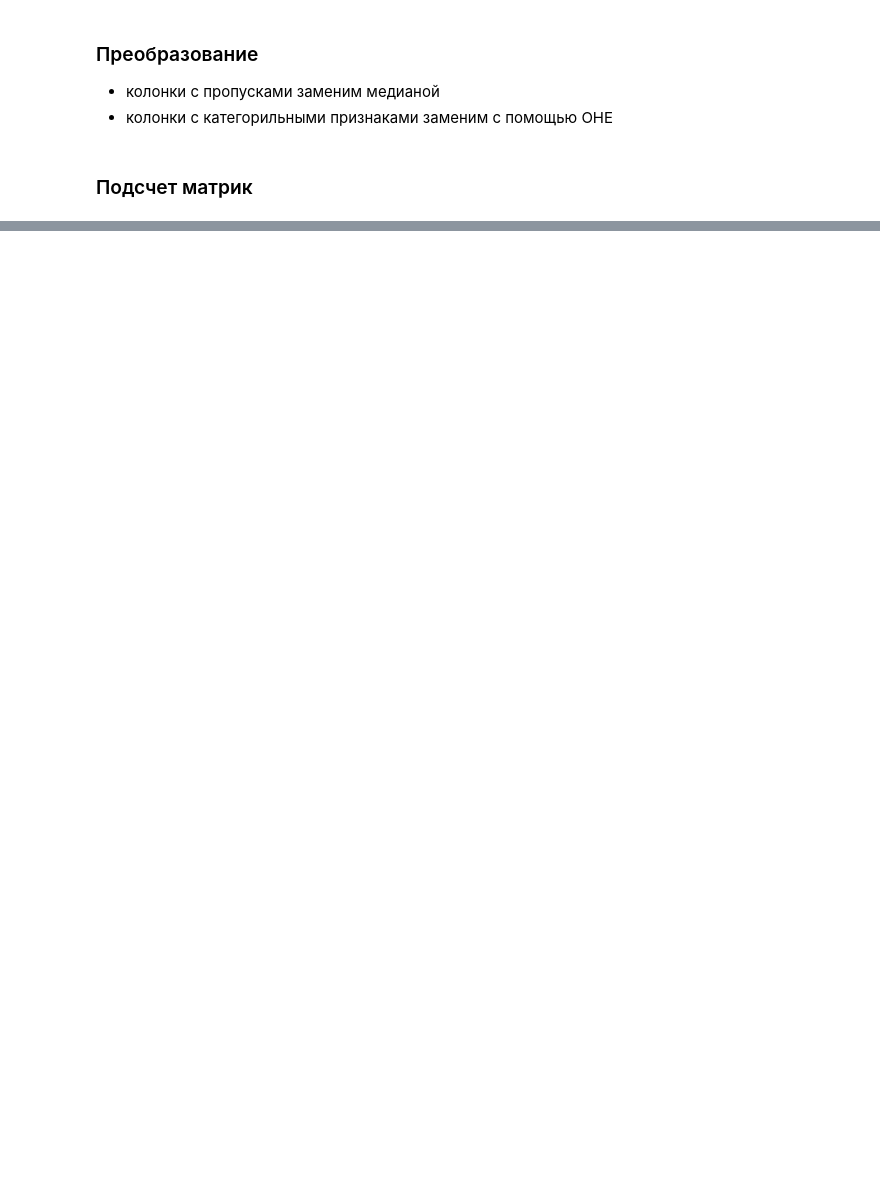
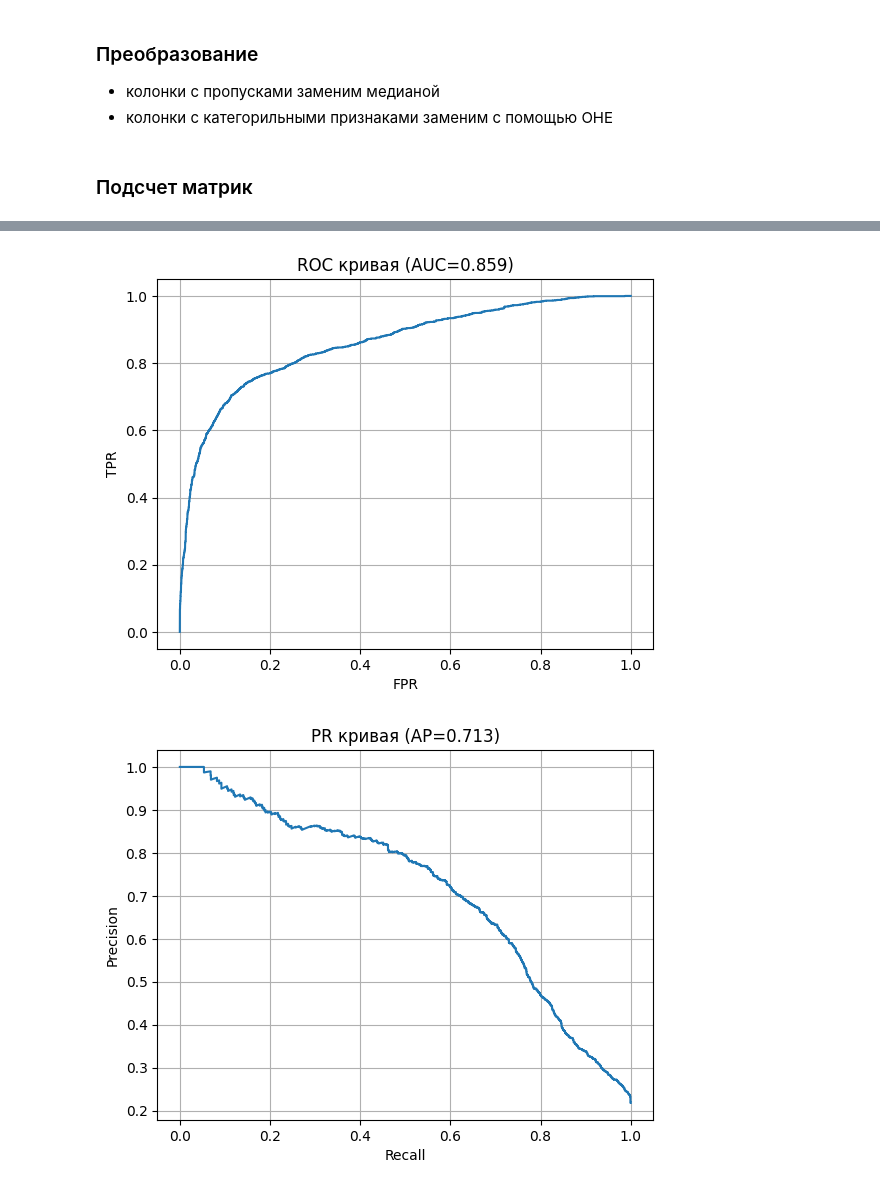
Before and after one commit to rodionpotapov/trening, a Jupyter notebook: prod/pet_project/notebook.ipynb, the cells around one changed output, grey strips where cells are left out. Saved outputs shown, nothing was run; the diff lists cells and outputs as text; code cells hidden in the pictures; blank space fills up the shorter version.

```diff
--- a/prod/pet_project/notebook.ipynb
+++ b/prod/pet_project/notebook.ipynb
@@ -170,19 +377,19 @@ num_cols = X_train.select_dtypes(include = ["float64", "int64"]).columns.to_list
 
 imputer = SimpleImputer(strategy = 'median')
 ohe = OneHotEncoder(handle_unknown = 'ignore')
+scaler = StandardScaler(with_mean = False)
 
-prepare = ColumnTransformer(
-    transformers = [
-        ('num_cols', imputer, num_cols),
-        ('cat_cols', ohe, object_cols)
-    ]
+num_pipe = Pipeline(
+    [('imputer', imputer), ('scaler', scaler)]
 )
+
+prepare = ColumnTransformer([('num', num_pipe, num_cols), ('cat', ohe, object_cols)])
 # %% [markdown]
 ### Подсчет матрик
 # %%
 cv = StratifiedKFold(n_splits = 5, shuffle = True, random_state = 1)
 
-model = LogisticRegression()
+model = LogisticRegression(max_iter = 200)
 
 pipe_base = Pipeline(
     steps = [
@@ -197,4 +404,9 @@ score = {
 }
 
 make_score = cross_validate(pipe_base, X_train, Y_train, cv = cv, scoring = score)
+
+print(
+    f'pr_auc: {make_score['test_pr_auc'].mean()}; \
+    roc_auc: {make_score['test_ROC-AUC'].mean()}'
+)
 # %% [output]
@@ -217,0 +419,30 @@ Please also refer to the documentation for alternative solver options:
+# %%
+pipe_base.fit(X_train, Y_train)
+
+# вероятности на test
+p_test = pipe_base.predict_proba(X_test)[:, 1]
+
+fpr, tpr, _ = roc_curve(Y_test, p_test)
+roc_auc = roc_auc_score(Y_test, p_test)
+
+plt.figure()
+plt.plot(fpr, tpr)
+plt.xlabel("FPR")
+plt.ylabel("TPR")
+plt.title(f"ROC кривая (AUC={roc_auc:.3f})")
+plt.grid(True)
+plt.show()
+
+prec, rec, _ = precision_recall_curve(Y_test, p_test)
+pr_auc = average_precision_score(Y_test, p_test)
+
+plt.figure()
+plt.plot(rec, prec)
+plt.xlabel("Recall")
+plt.ylabel("Precision")
+plt.title(f"PR кривая (AP={pr_auc:.3f})")
+plt.grid(True)
+plt.show()
+# %% [output]
+[figure, added]
+[figure, added]
```
Also changed, not shown: parts of 19 cells of this notebook.
